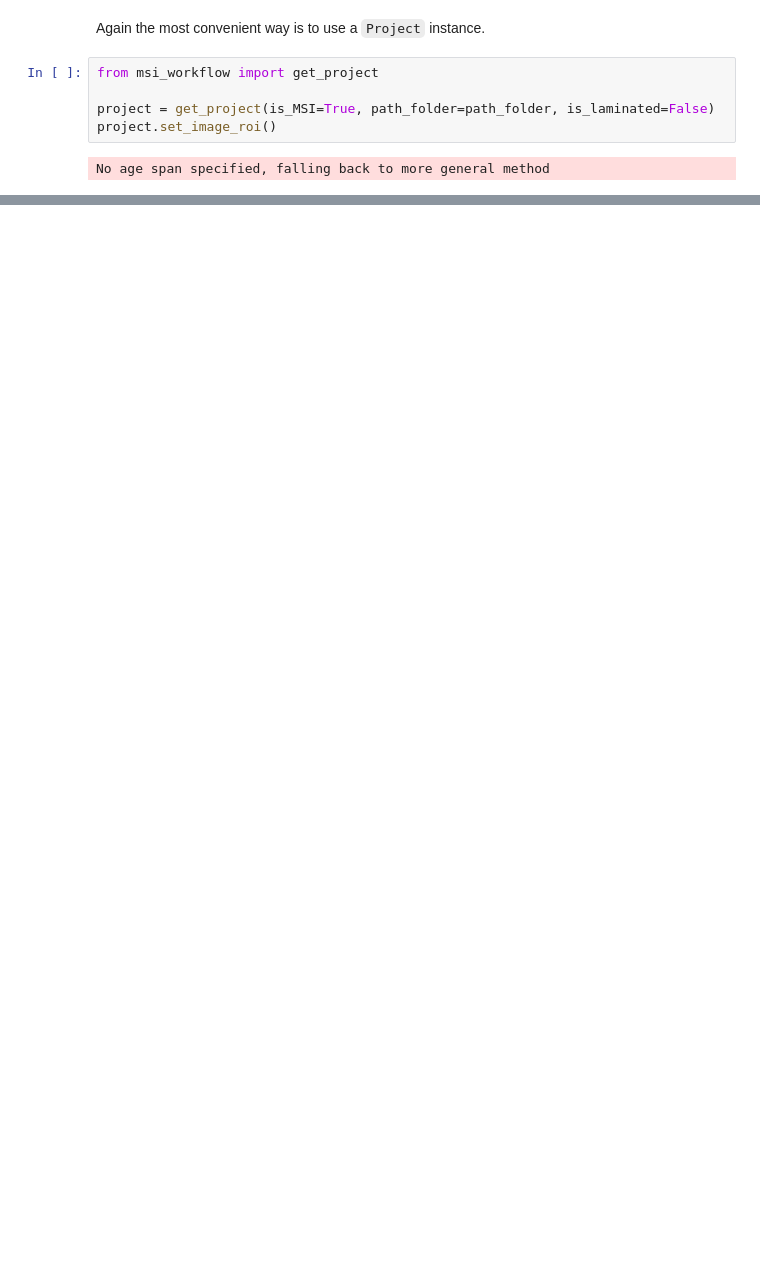
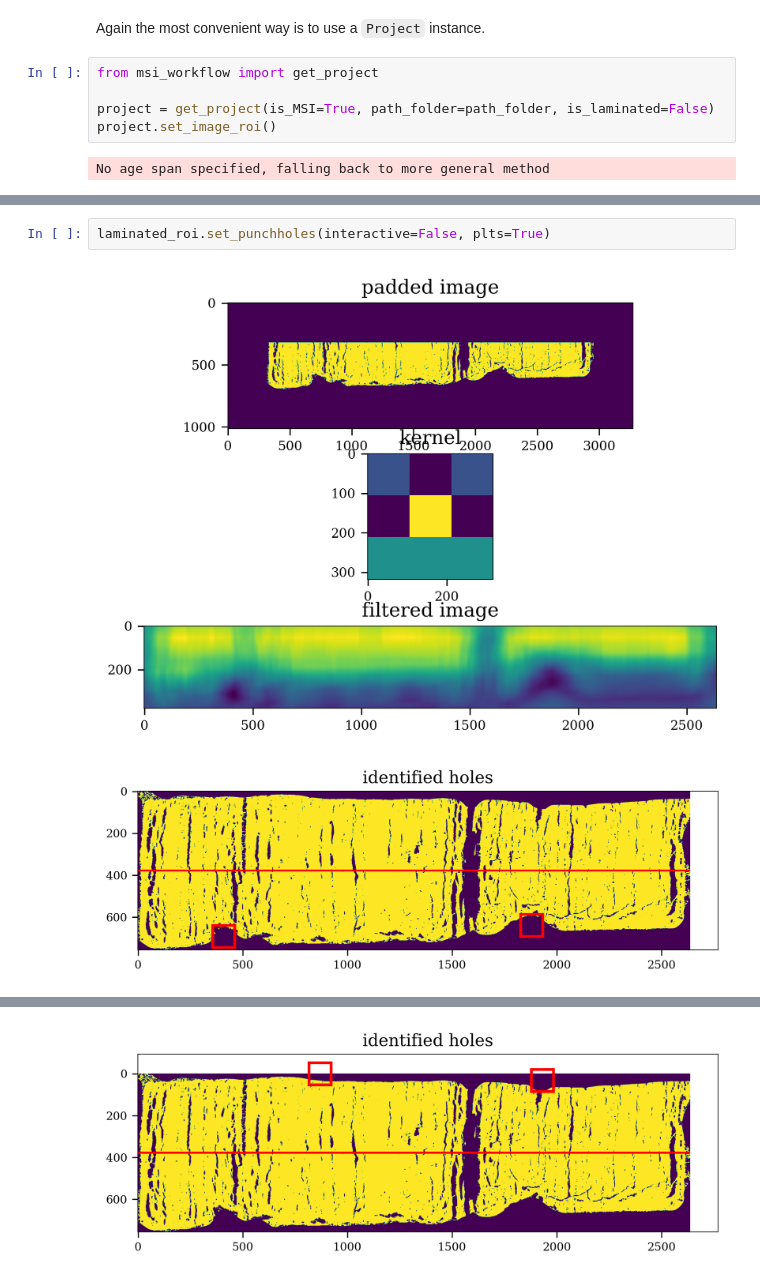
Before and after one commit to yaza11/maspim, a Jupyter notebook: Notebooks/05_ImageROI.ipynb, the cells around one changed output, grey strips where cells are left out. Saved outputs shown, nothing was run; the diff lists cells and outputs as text; blank space fills up the shorter version.

```diff
--- a/Notebooks/05_ImageROI.ipynb
+++ b/Notebooks/05_ImageROI.ipynb
@@ -77,0 +103,5 @@ We now are entering the area where you have to choose whether your samples are l
+# %%
+laminated_roi.set_punchholes(interactive=False, plts=True)
+# %% [output]
+[figure, added]
+[figure, added]
@@ -77,0 +109 @@ We now are entering the area where you have to choose whether your samples are l
+[figure, added]
```
Also changed, not shown: parts of 15 cells of this notebook, 17 other files.
